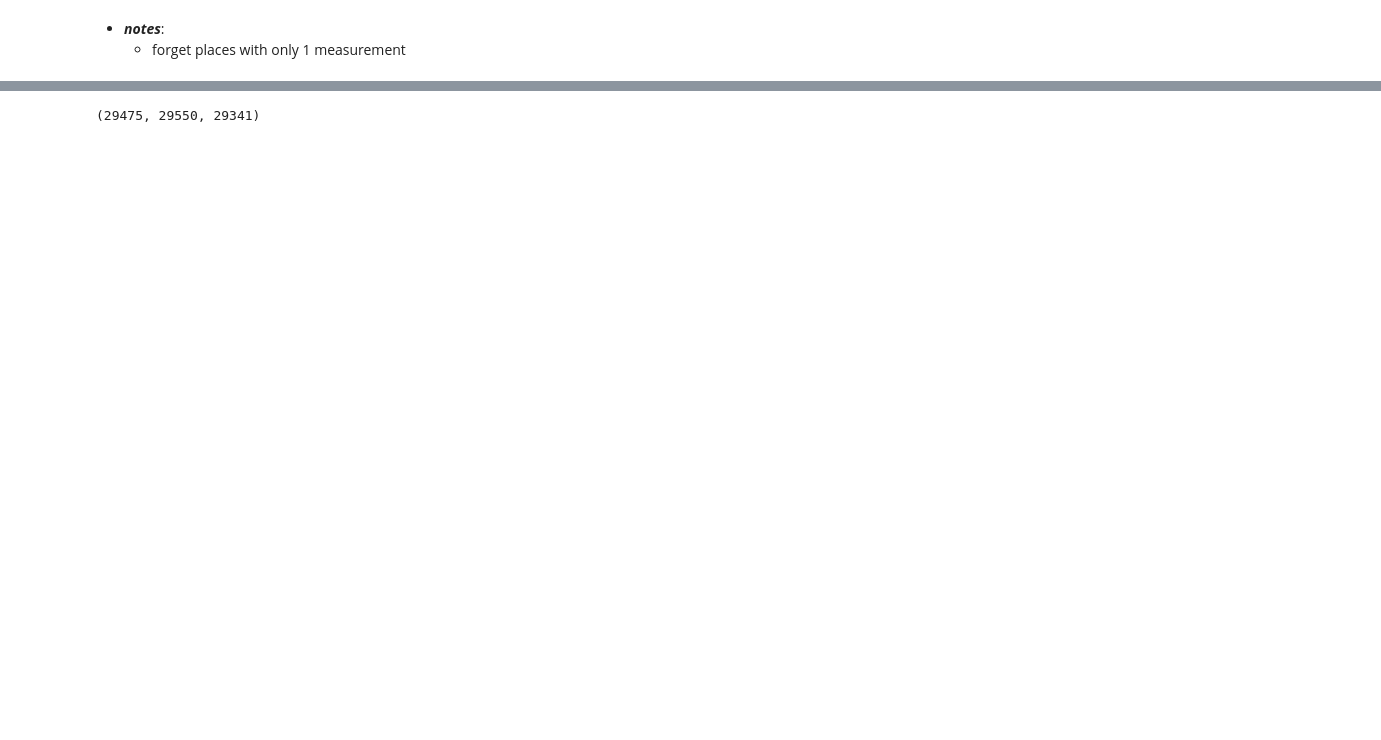
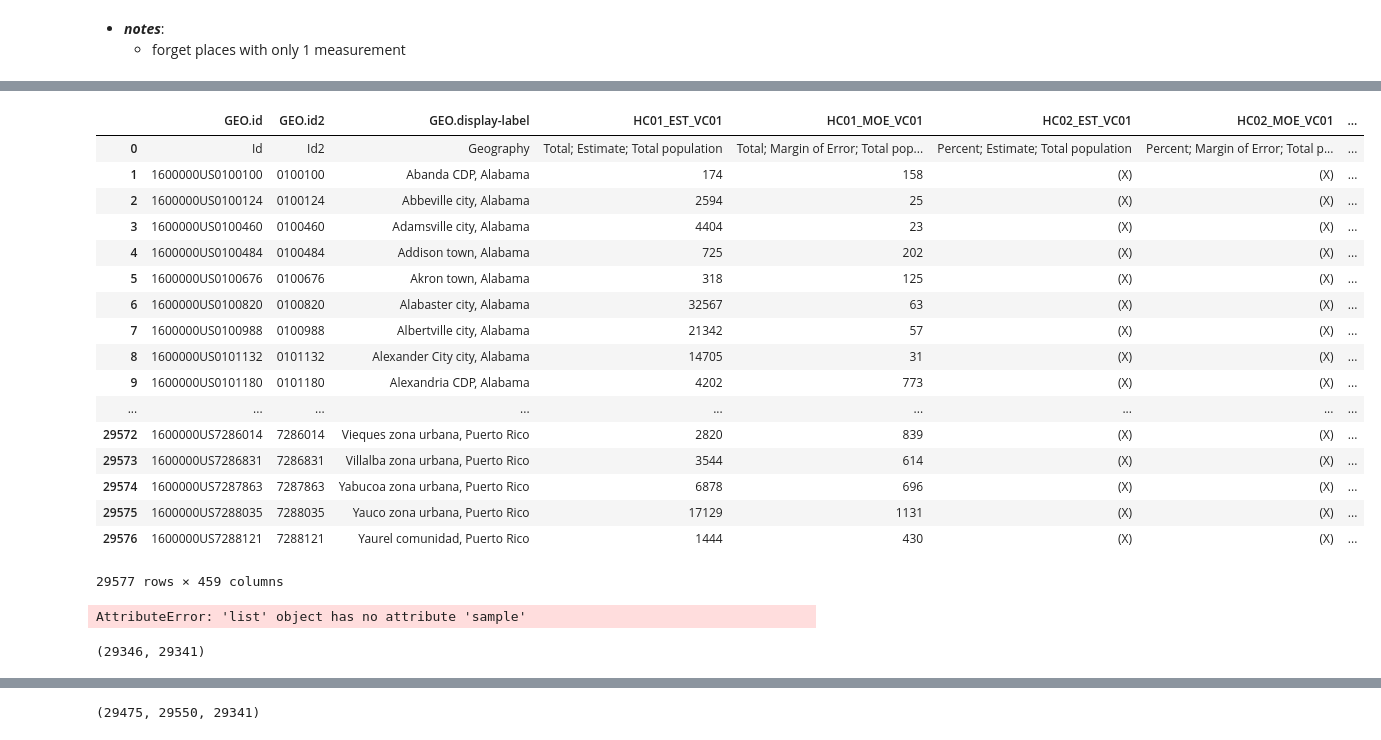
Before and after one commit to gumdropsteve/population_prophet, a Jupyter notebook: exploratory-data-analysis/timeseries/pop_by_place.ipynb, the cells around one changed output, grey strips where cells are left out. Drawn from its saved outputs; the diff is of its cells as text; code cells hidden in the pictures; blank space fills up the shorter version.

Commit message:
test_one_hunnit (able to sample Places for comps or whatev)

```diff
--- a/exploratory-data-analysis/timeseries/pop_by_place.ipynb
+++ b/exploratory-data-analysis/timeseries/pop_by_place.ipynb
@@ -687,0 +722,32 @@ len(census_place_populations),len(acs_2011_place_populations),len(acs_2012_place
+# %%
+load_acs_20l7
+# %% [output]
+|  | GEO.id | GEO.id2 | GEO.display-label | HC01_EST_VC01 | HC01_MOE_VC01 | HC02_EST_VC01 | HC02_MOE_VC01 | ... |
+| 0 | Id | Id2 | Geography | Total; Estimate; Total population | Total; Margin of Error; Total pop... | Percent; Estimate; Total population | Percent; Margin of Error; Total p... | ... |
+| 1 | 1600000US0100100 | 0100100 | Abanda CDP, Alabama | 174 | 158 | (X) | (X) | ... |
+| 2 | 1600000US0100124 | 0100124 | Abbeville city, Alabama | 2594 | 25 | (X) | (X) | ... |
+| 3 | 1600000US0100460 | 0100460 | Adamsville city, Alabama | 4404 | 23 | (X) | (X) | ... |
+| 4 | 1600000US0100484 | 0100484 | Addison town, Alabama | 725 | 202 | (X) | (X) | ... |
+| 5 | 1600000US0100676 | 0100676 | Akron town, Alabama | 318 | 125 | (X) | (X) | ... |
+| 6 | 1600000US0100820 | 0100820 | Alabaster city, Alabama | 32567 | 63 | (X) | (X) | ... |
+| 7 | 1600000US0100988 | 0100988 | Albertville city, Alabama | 21342 | 57 | (X) | (X) | ... |
+| 8 | 1600000US0101132 | 0101132 | Alexander City city, Alabama | 14705 | 31 | (X) | (X) | ... |
+| 9 | 1600000US0101180 | 0101180 | Alexandria CDP, Alabama | 4202 | 773 | (X) | (X) | ... |
+| ... | ... | ... | ... | ... | ... | ... | ... | ... |
+| 29572 | 1600000US7286014 | 7286014 | Vieques zona urbana, Puerto Rico | 2820 | 839 | (X) | (X) | ... |
+| 29573 | 1600000US7286831 | 7286831 | Villalba zona urbana, Puerto Rico | 3544 | 614 | (X) | (X) | ... |
+| 29574 | 1600000US7287863 | 7287863 | Yabucoa zona urbana, Puerto Rico | 6878 | 696 | (X) | (X) | ... |
+| 29575 | 1600000US7288035 | 7288035 | Yauco zona urbana, Puerto Rico | 17129 | 1131 | (X) | (X) | ... |
+| 29576 | 1600000US7288121 | 7288121 | Yaurel comunidad, Puerto Rico | 1444 | 430 | (X) | (X) | ... |
+29577 rows × 459 columns
+# %%
+measureable_places.sample(100)
+# %% [output]
+AttributeError: 'list' object has no attribute 'sample'
+# %%
+# for i,j in enumerate(census_place_populations['GEO.display-label']):
+#     if j not in acs_2011_place_populations['GEO.display-label']:
+#         print(i,j)
+len(census_place_populations['GEO.display-label']), len(acs_2011_place_populations['GEO.display-label'])
+# %% [output]
+(29346, 29341)
```
Also changed, not shown: parts of 5 cells of this notebook.
